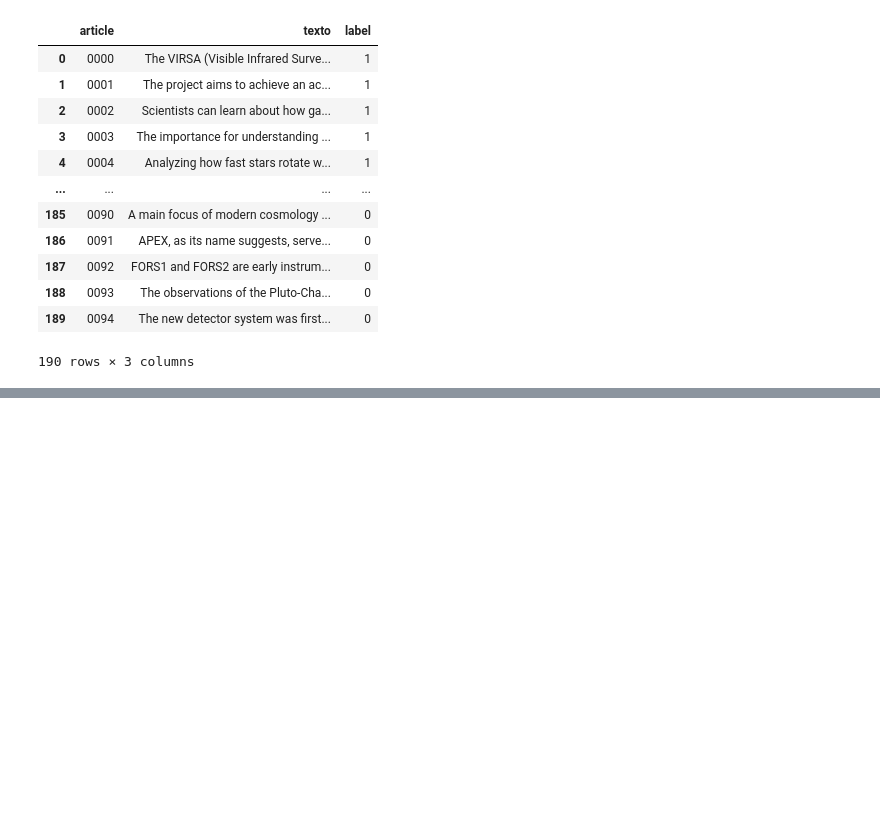
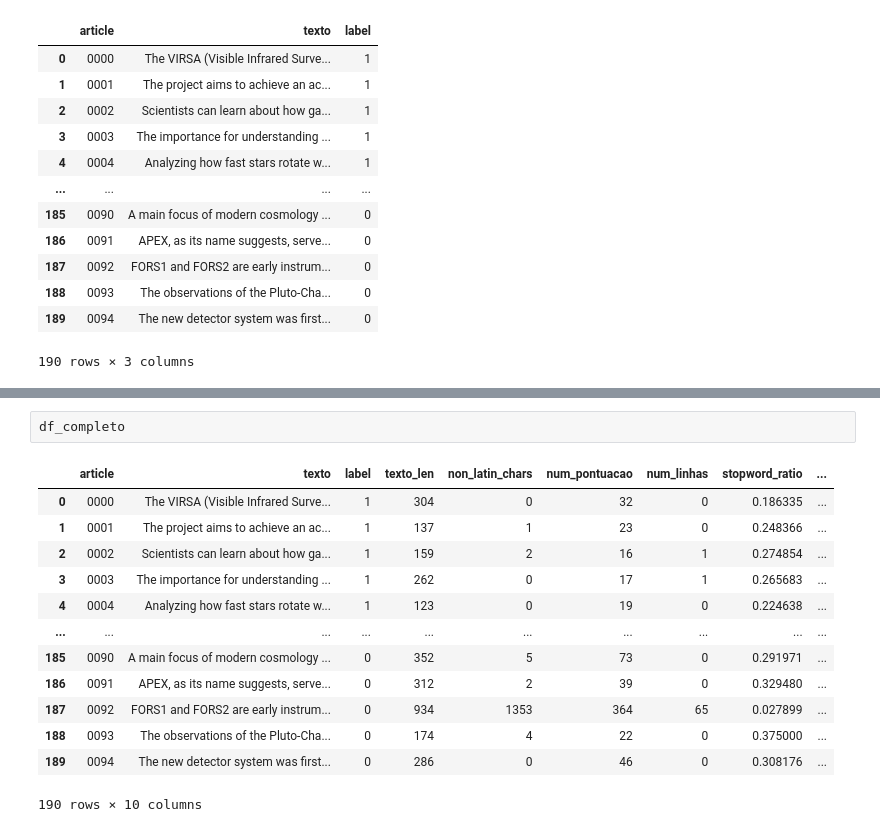
Before and after one commit to LeopoldoZanellato/the_impostor, a Jupyter notebook: explorer.ipynb, the cells around one changed output, grey strips where cells are left out. Cells and saved outputs as stored; diff of their text form; blank space fills up the shorter version.

```diff
--- a/explorer.ipynb
+++ b/explorer.ipynb
@@ -134,0 +355,16 @@ df_completo[df_completo['article']==n_artigo].texto.iloc[1]
+# %%
+df_completo
+# %% [output]
+|  | article | texto | label | texto_len | non_latin_chars | num_pontuacao | num_linhas | stopword_ratio | ... |
+| 0 | 0000 | The VIRSA (Visible Infrared Surve... | 1 | 304 | 0 | 32 | 0 | 0.186335 | ... |
+| 1 | 0001 | The project aims to achieve an ac... | 1 | 137 | 1 | 23 | 0 | 0.248366 | ... |
+| 2 | 0002 | Scientists can learn about how ga... | 1 | 159 | 2 | 16 | 1 | 0.274854 | ... |
+| 3 | 0003 | The importance for understanding ... | 1 | 262 | 0 | 17 | 1 | 0.265683 | ... |
+| 4 | 0004 | Analyzing how fast stars rotate w... | 1 | 123 | 0 | 19 | 0 | 0.224638 | ... |
+| ... | ... | ... | ... | ... | ... | ... | ... | ... | ... |
+| 185 | 0090 | A main focus of modern cosmology ... | 0 | 352 | 5 | 73 | 0 | 0.291971 | ... |
+| 186 | 0091 | APEX, as its name suggests, serve... | 0 | 312 | 2 | 39 | 0 | 0.329480 | ... |
+| 187 | 0092 | FORS1 and FORS2 are early instrum... | 0 | 934 | 1353 | 364 | 65 | 0.027899 | ... |
+| 188 | 0093 | The observations of the Pluto-Cha... | 0 | 174 | 4 | 22 | 0 | 0.375000 | ... |
+| 189 | 0094 | The new detector system was first... | 0 | 286 | 0 | 46 | 0 | 0.308176 | ... |
+190 rows × 10 columns
```
Also changed, not shown: parts of 38 cells of this notebook, 1 other file.
